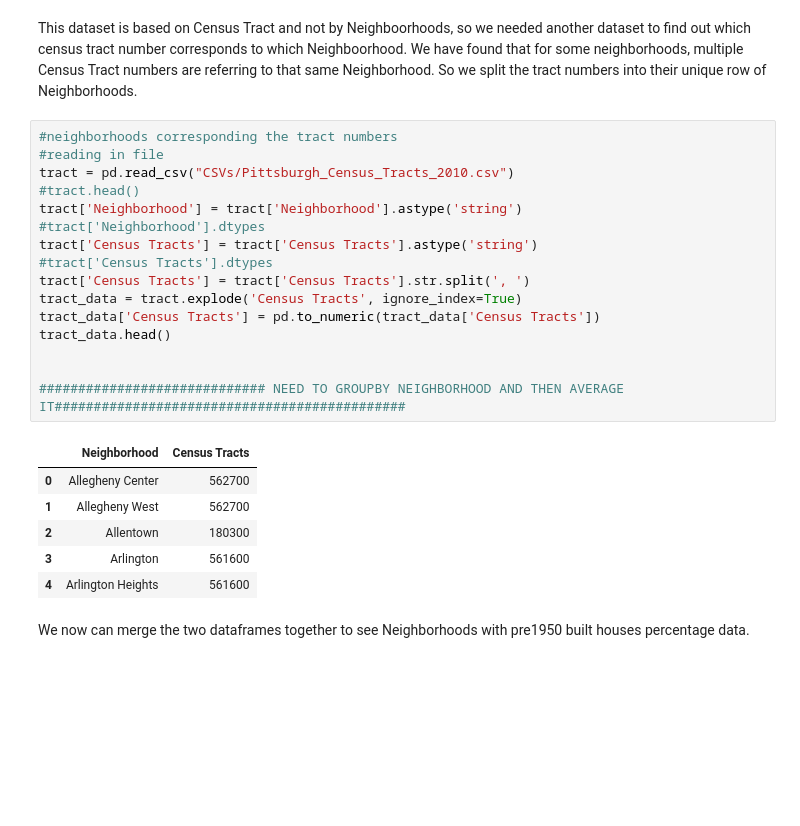
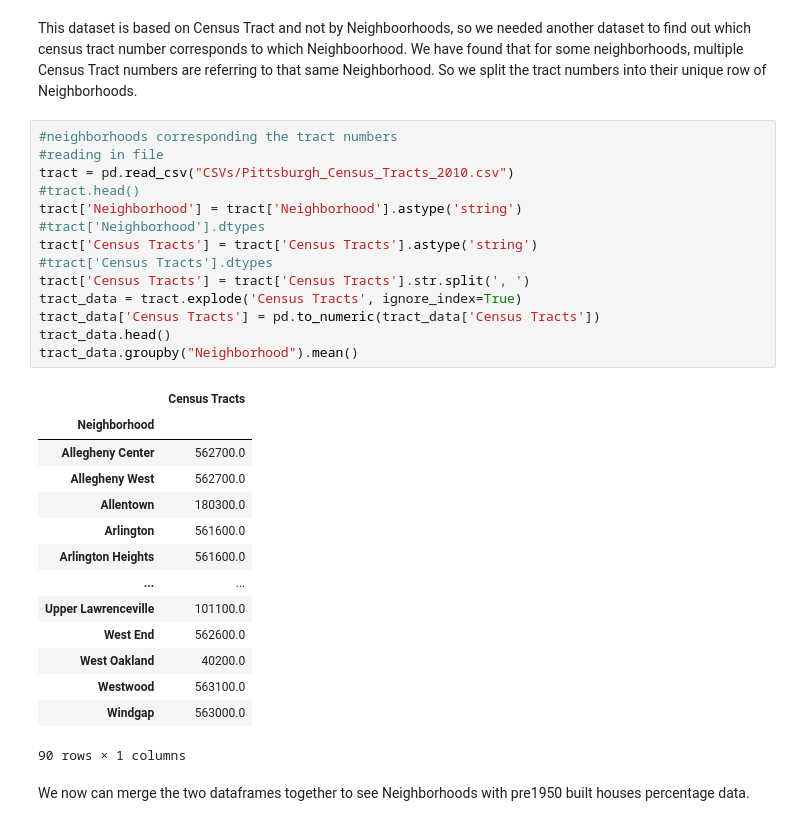
Before and after one commit to songxingyu1118/CMPINF10_Final_Project, a Jupyter notebook: Neighborhoods.ipynb, the cells around one changed output. Drawn from its saved outputs; the diff is of its cells as text; blank space fills up the shorter version.

Commit message:
Averaged Data

```diff
--- a/Neighborhoods.ipynb
+++ b/Neighborhoods.ipynb
@@ -212,26 +212,32 @@ This dataset is based on Census Tract and not by Neighboorhoods, so we needed an
 # %%
 #neighborhoods corresponding the tract numbers
 #reading in file
 tract = pd.read_csv("CSVs/Pittsburgh_Census_Tracts_2010.csv")
 #tract.head()
 tract['Neighborhood'] = tract['Neighborhood'].astype('string')
 #tract['Neighborhood'].dtypes
 tract['Census Tracts'] = tract['Census Tracts'].astype('string')
 #tract['Census Tracts'].dtypes
 tract['Census Tracts'] = tract['Census Tracts'].str.split(', ')
 tract_data = tract.explode('Census Tracts', ignore_index=True)
 tract_data['Census Tracts'] = pd.to_numeric(tract_data['Census Tracts'])
 tract_data.head()
-
-
-############################# NEED TO GROUPBY NEIGHBORHOOD AND THEN AVERAGE IT#############################################
+tract_data.groupby("Neighborhood").mean()
 # %% [output]
-|  | Neighborhood | Census Tracts |
-| 0 | Allegheny Center | 562700 |
-| 1 | Allegheny West | 562700 |
-| 2 | Allentown | 180300 |
-| 3 | Arlington | 561600 |
-| 4 | Arlington Heights | 561600 |
+|  | Census Tracts |
+| Neighborhood |  |
+| Allegheny Center | 562700.0 |
+| Allegheny West | 562700.0 |
+| Allentown | 180300.0 |
+| Arlington | 561600.0 |
+| Arlington Heights | 561600.0 |
+| ... | ... |
+| Upper Lawrenceville | 101100.0 |
+| West End | 562600.0 |
+| West Oakland | 40200.0 |
+| Westwood | 563100.0 |
+| Windgap | 563000.0 |
+90 rows × 1 columns
 # %% [markdown]
 We now can merge the two dataframes together to see Neighborhoods with pre1950 built houses percentage data.
 # %%
```
